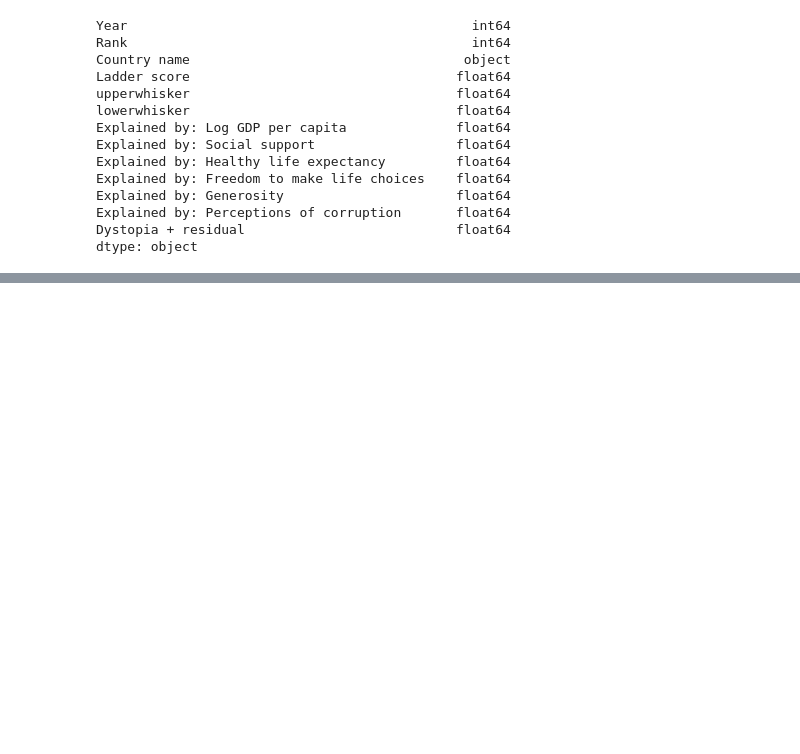
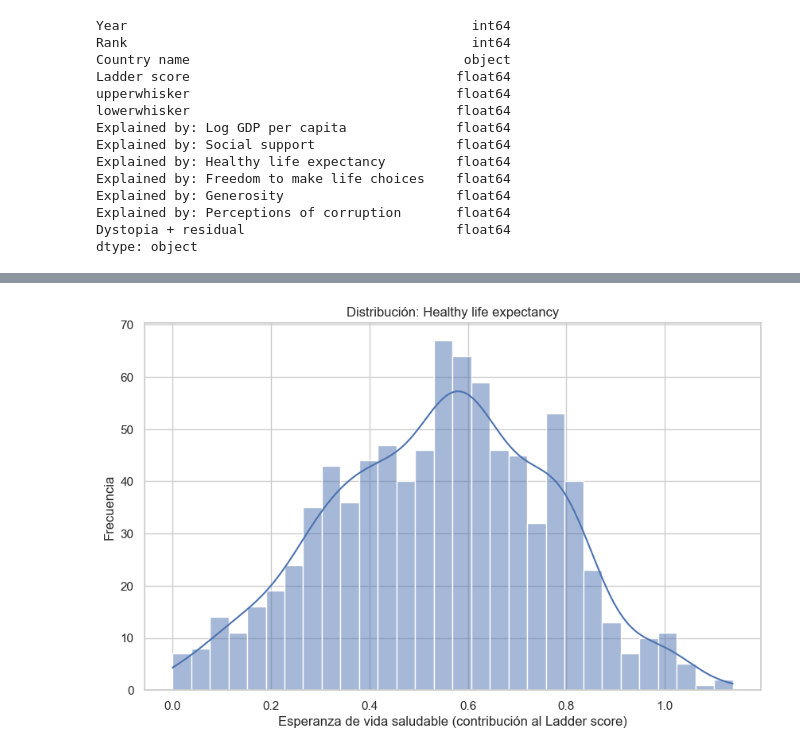
Before and after one commit to merkandez/WorldHappinessEDA, a Jupyter notebook: notebooks/happinness_analysis.ipynb, the cells around one changed output, grey strips where cells are left out. Saved outputs shown, nothing was run; the diff lists cells and outputs as text; code cells hidden in the pictures; blank space fills up the shorter version.

```diff
--- a/notebooks/happinness_analysis.ipynb
+++ b/notebooks/happinness_analysis.ipynb
@@ -373,0 +425,10 @@ dtype: object
+# %%
+# Histograma del factor Healthy life expectancy
+sns.histplot(data=df_limpio, x='Explained by: Healthy life expectancy', kde=True, bins=30)
+plt.title('Distribución: Healthy life expectancy')
+plt.xlabel('Esperanza de vida saludable (contribución al Ladder score)')
+plt.ylabel('Frecuencia')
+plt.grid(True)
+plt.show()
+# %% [output]
+[figure, added]
```
Also changed, not shown: parts of 17 cells of this notebook.
